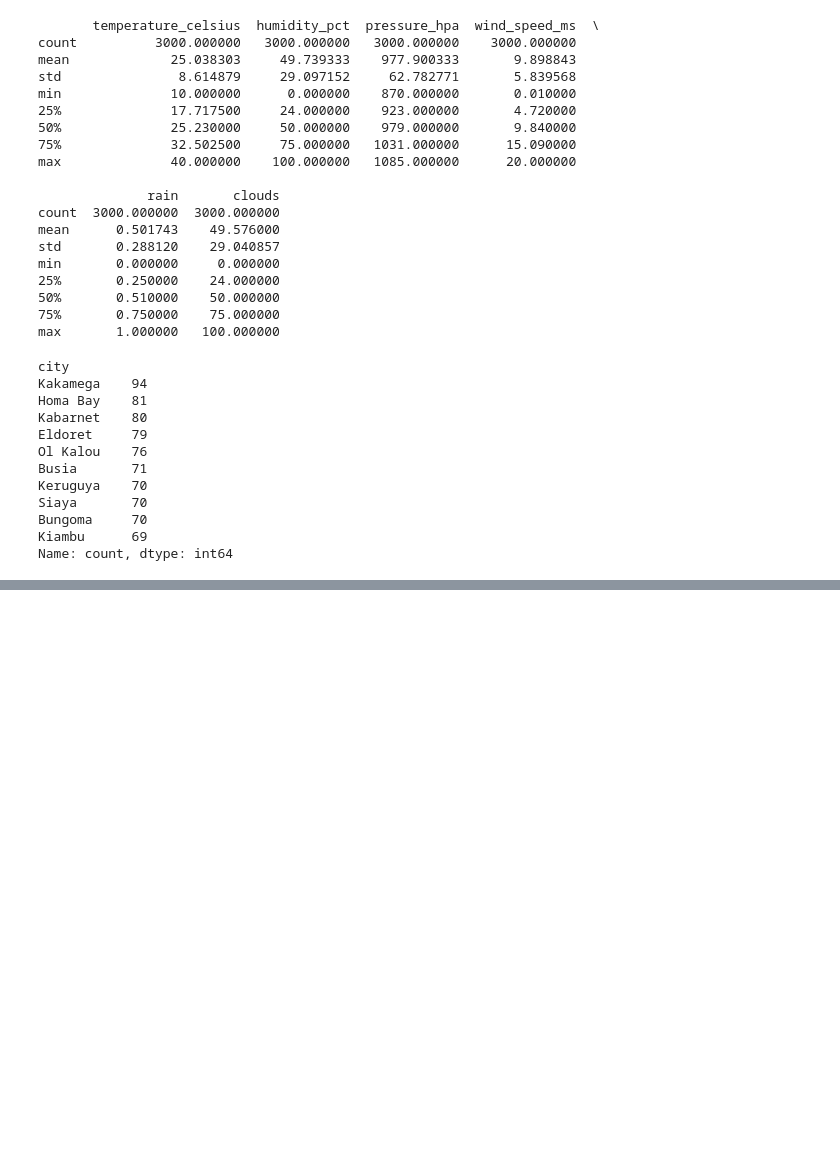
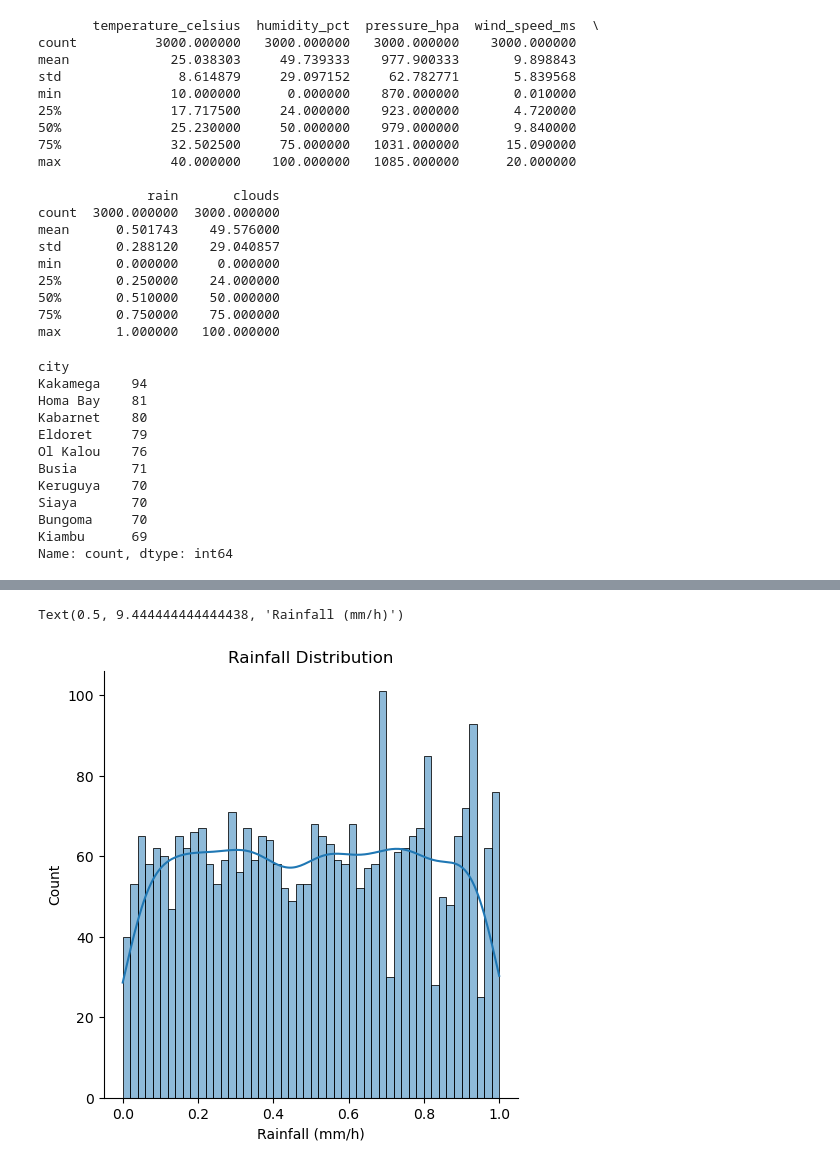
Before and after one commit to GichukiEdwin/Data_Science_EA_Projects, a Jupyter notebook: Weather_Data_Analysis_and_Forecasting.ipynb, the cells around one changed output, grey strips where cells are left out. Cells and saved outputs as stored; diff of their text form; code cells hidden in the pictures; blank space fills up the shorter version.

```diff
--- a/Weather_Data_Analysis_and_Forecasting.ipynb
+++ b/Weather_Data_Analysis_and_Forecasting.ipynb
@@ -355,3 +356,10 @@ Text(0.5, 1.0, 'Temperature Distribution')
+# %%
+sns.displot(df1['rain'],bins=50,kde=True)
+plt.title('Rainfall Distribution')
+plt.xlabel('Rainfall (mm/h)')
+# %% [output]
+Text(0.5, 9.444444444444438, 'Rainfall (mm/h)')
+[figure, added]
 # %%
 sns.displot(df1['humidity_pct'],bins=50,kde=True)
 plt.title('Humidity Distribution')
```
Also changed, not shown: parts of 18 cells of this notebook, 1 other file.
